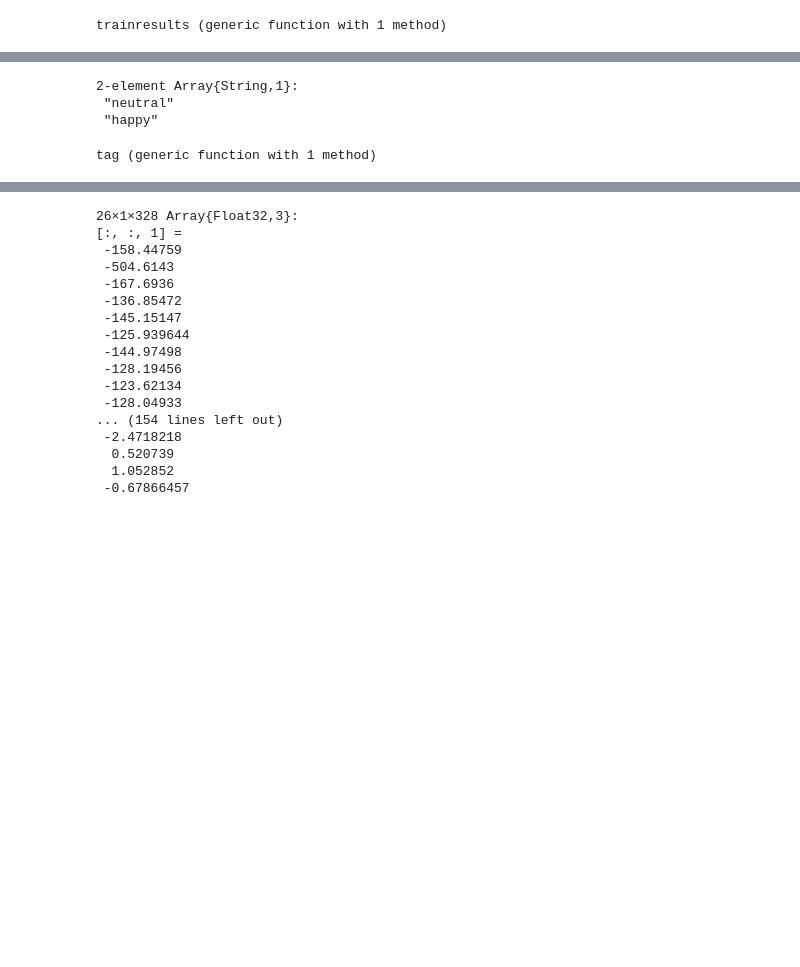
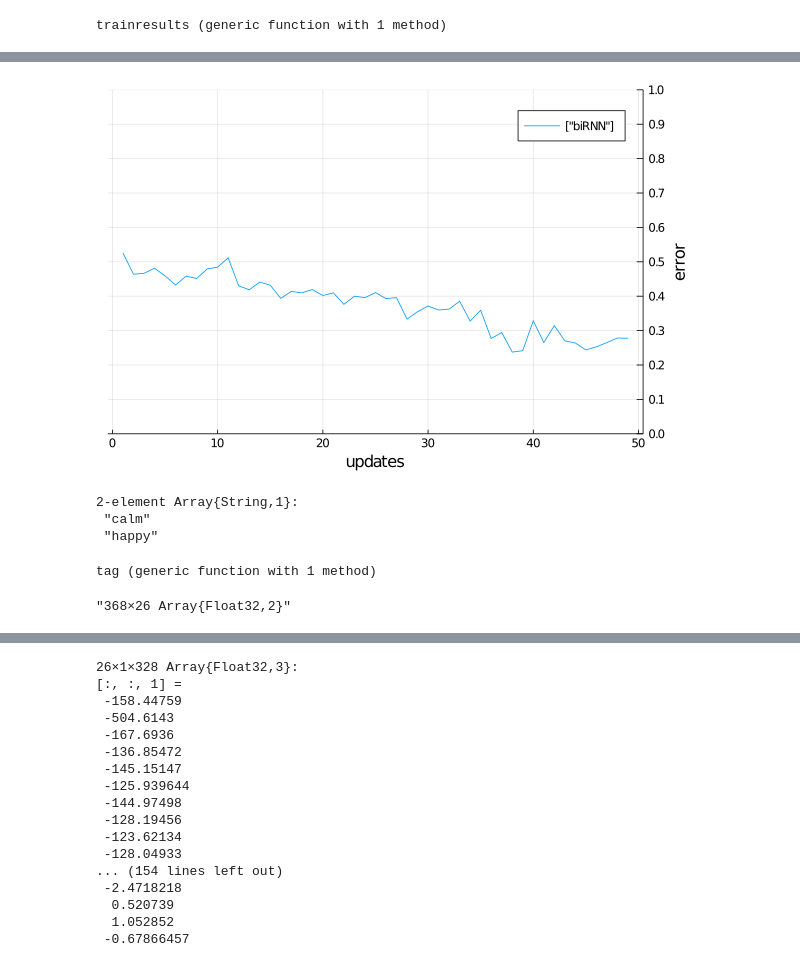
Before and after one commit to madprogramer/syd, a Jupyter notebook: notebooks/Emotion Recognition Trainer.ipynb, the cells around one changed output, grey strips where cells are left out. Drawn from its saved outputs; the diff is of its cells as text; code cells hidden in the pictures; blank space fills up the shorter version.

Commit message:
Added new and improved emotion recognizer

```diff
--- a/notebooks/Emotion Recognition Trainer.ipynb
+++ b/notebooks/Emotion Recognition Trainer.ipynb
@@ -244,10 +328,16 @@ plot([rEm[2,:]]; xlabel="updates", ylabel="error",
+# %%
+plot([REM[2,:]]; xlabel="updates", ylabel="error",
+    ylim=(0,1), yticks=0:0.1:1, labels=["biRNN"])
+# %% [output]
+[figure, added]
 # %%
-emotions = ["neutral","happy"]
-s=[1,2]
-emotions[s]
+#emotions = ["neutral","happy"]
+#s=[1,2]
+#emotions[s]
+emotions = ["calm","happy"]
 # %% [output]
 2-element Array{String,1}:
- "neutral"
+ "calm"
  "happy"
 # %%
 function tag(tagger,k,L)
@@ -259,3 +349,7 @@ function tag(tagger,k,L)
 end
 # %% [output]
 tag (generic function with 1 method)
+# %%
+summary(Xs[12])
+# %% [output]
+"368×26 Array{Float32,2}"
```
Also changed, not shown: parts of 32 cells of this notebook, 6 other files.
